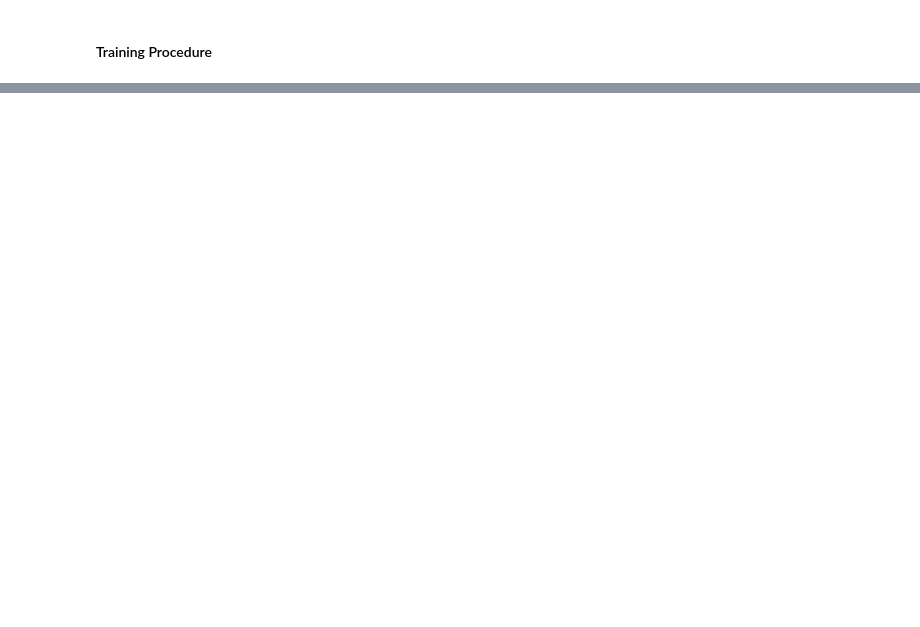
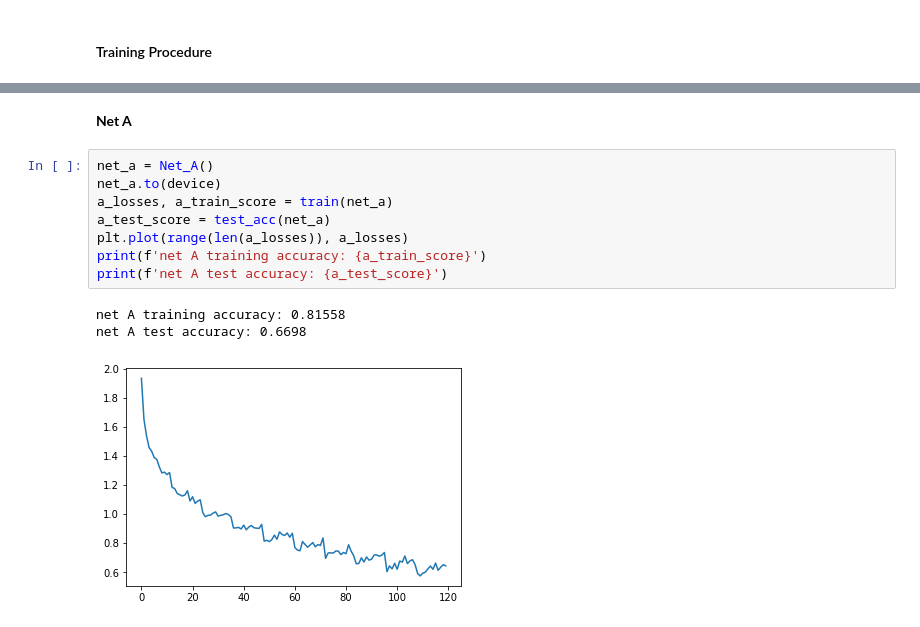
Before and after one commit to a1ho/cifar10-cnn, a Jupyter notebook: final_project.ipynb, the cells around one changed output, grey strips where cells are left out. Drawn from its saved outputs; the diff is of its cells as text; blank space fills up the shorter version.

```diff
--- a/final_project.ipynb
+++ b/final_project.ipynb
@@ -130,0 +211,14 @@ plt.show()
+# %% [markdown]
+**Net A**
+# %%
+net_a = Net_A()
+net_a.to(device)
+a_losses, a_train_score = train(net_a)
+a_test_score = test_acc(net_a)
+plt.plot(range(len(a_losses)), a_losses)
+print(f'net A training accuracy: {a_train_score}')
+print(f'net A test accuracy: {a_test_score}')
+# %% [output]
+net A training accuracy: 0.81558
+net A test accuracy: 0.6698
+[figure, added]
```
Also changed, not shown: parts of 36 cells of this notebook, 1 other file.
